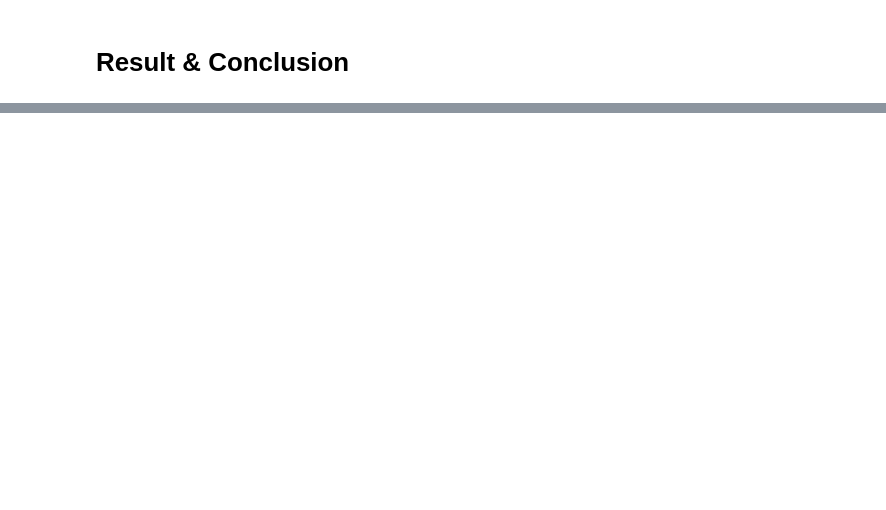
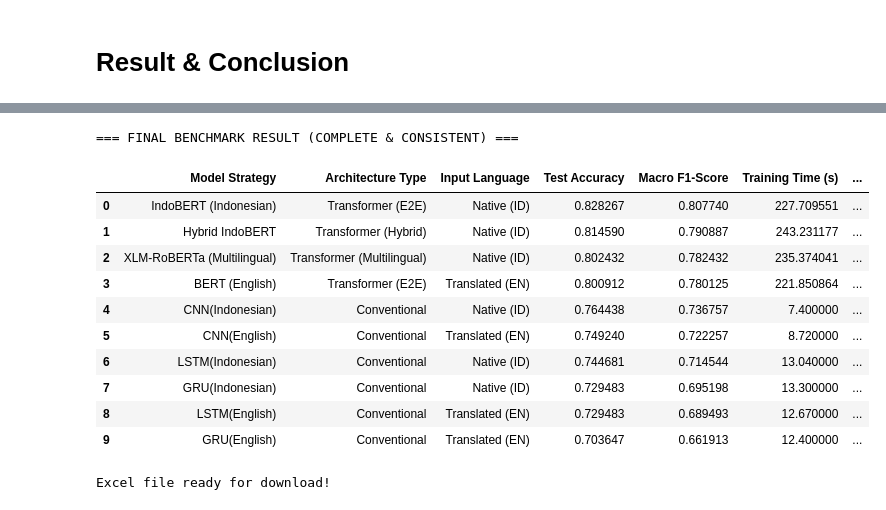
Before and after one commit to fauzanharsya/ID-SMSA-Sentiment-Analysis, a Jupyter notebook: ID_SMSA_Sentiment_Benchmark.ipynb, the cells around one changed output, grey strips where cells are left out. Drawn from its saved outputs; the diff is of its cells as text; code cells hidden in the pictures; blank space fills up the shorter version.

```diff
--- a/ID_SMSA_Sentiment_Benchmark.ipynb
+++ b/ID_SMSA_Sentiment_Benchmark.ipynb
@@ -1274,3 +1132,60 @@ File excel siap diunduh!
+# %%
+import pandas as pd
+
+all_results = {}
+all_results.update(history_scores_traditional)
+all_results.update(history_scores_transformer)
+all_results.update(history_scores_hybrid)
+
+strategy_map = {
+    'LSTM(Indonesian)': ('Conventional', 'Native (ID)'),
+    'GRU(Indonesian)': ('Conventional', 'Native (ID)'),
+    'CNN(Indonesian)': ('Conventional', 'Native (ID)'),
+    'LSTM(English)': ('Conventional', 'Translated (EN)'),
+    'GRU(English)': ('Conventional', 'Translated (EN)'),
+    'CNN(English)': ('Conventional', 'Translated (EN)'),
+    'IndoBERT (Indonesian)': ('Transformer (E2E)', 'Native (ID)'),
+    'BERT (English)': ('Transformer (E2E)', 'Translated (EN)'),
+    'XLM-RoBERTa (Multilingual)': ('Transformer (Multilingual)', 'Native (ID)'),
+    'Hybrid IndoBERT': ('Transformer (Hybrid)', 'Native (ID)')
+}
+
+final_data = []
+for model_name, metrics in all_results.items():
+    arch_type, lang = strategy_map.get(model_name, ('Unknown', 'Unknown'))
+    vram = metrics.get('VRAM Usage(MB)', 0)
+    final_data.append({
+        'Model Strategy': model_name,
+        'Architecture Type': arch_type,
+        'Input Language': lang,
+        'Test Accuracy': metrics['Accuracy'],
+        'Macro F1-Score': metrics['Macro F1'],
+        'Training Time (s)': metrics['Training Time(s)'],
+        'VRAM Usage (MB)': vram
+    })
+
+df_final_report = pd.DataFrame(final_data)
+df_final_report = df_final_report.sort_values(by='Macro F1-Score', ascending=False).reset_index(drop=True)
+
+print("=== FINAL BENCHMARK RESULT (COMPLETE & CONSISTENT) ===")
+display(df_final_report)
+
+df_final_report.to_excel("Research_Result_Final_Complete.xlsx", index=False)
+print("\nExcel file ready for download!")
+# %% [output]
+=== FINAL BENCHMARK RESULT (COMPLETE & CONSISTENT) ===
+|  | Model Strategy | Architecture Type | Input Language | Test Accuracy | Macro F1-Score | Training Time (s) | ... |
+| 0 | IndoBERT (Indonesian) | Transformer (E2E) | Native (ID) | 0.828267 | 0.807740 | 227.709551 | ... |
+| 1 | Hybrid IndoBERT | Transformer (Hybrid) | Native (ID) | 0.814590 | 0.790887 | 243.231177 | ... |
+| 2 | XLM-RoBERTa (Multilingual) | Transformer (Multilingual) | Native (ID) | 0.802432 | 0.782432 | 235.374041 | ... |
+| 3 | BERT (English) | Transformer (E2E) | Translated (EN) | 0.800912 | 0.780125 | 221.850864 | ... |
+| 4 | CNN(Indonesian) | Conventional | Native (ID) | 0.764438 | 0.736757 | 7.400000 | ... |
+| 5 | CNN(English) | Conventional | Translated (EN) | 0.749240 | 0.722257 | 8.720000 | ... |
+| 6 | LSTM(Indonesian) | Conventional | Native (ID) | 0.744681 | 0.714544 | 13.040000 | ... |
+| 7 | GRU(Indonesian) | Conventional | Native (ID) | 0.729483 | 0.695198 | 13.300000 | ... |
+| 8 | LSTM(English) | Conventional | Translated (EN) | 0.729483 | 0.689493 | 12.670000 | ... |
+| 9 | GRU(English) | Conventional | Translated (EN) | 0.703647 | 0.661913 | 12.400000 | ... |
+Excel file ready for download!
 # %%
 import matplotlib.pyplot as plt
 import seaborn as sns
```
Also changed, not shown: parts of 23 cells of this notebook.
